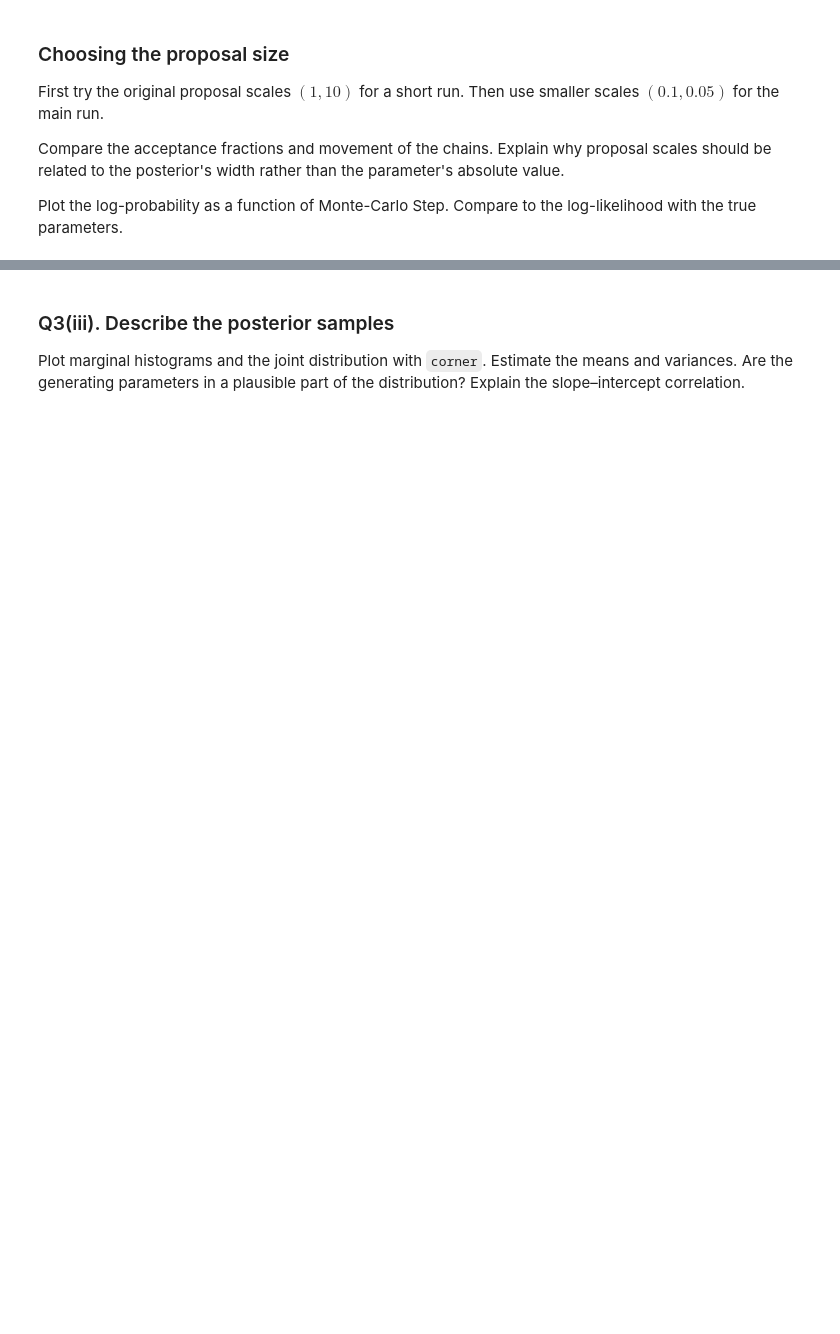
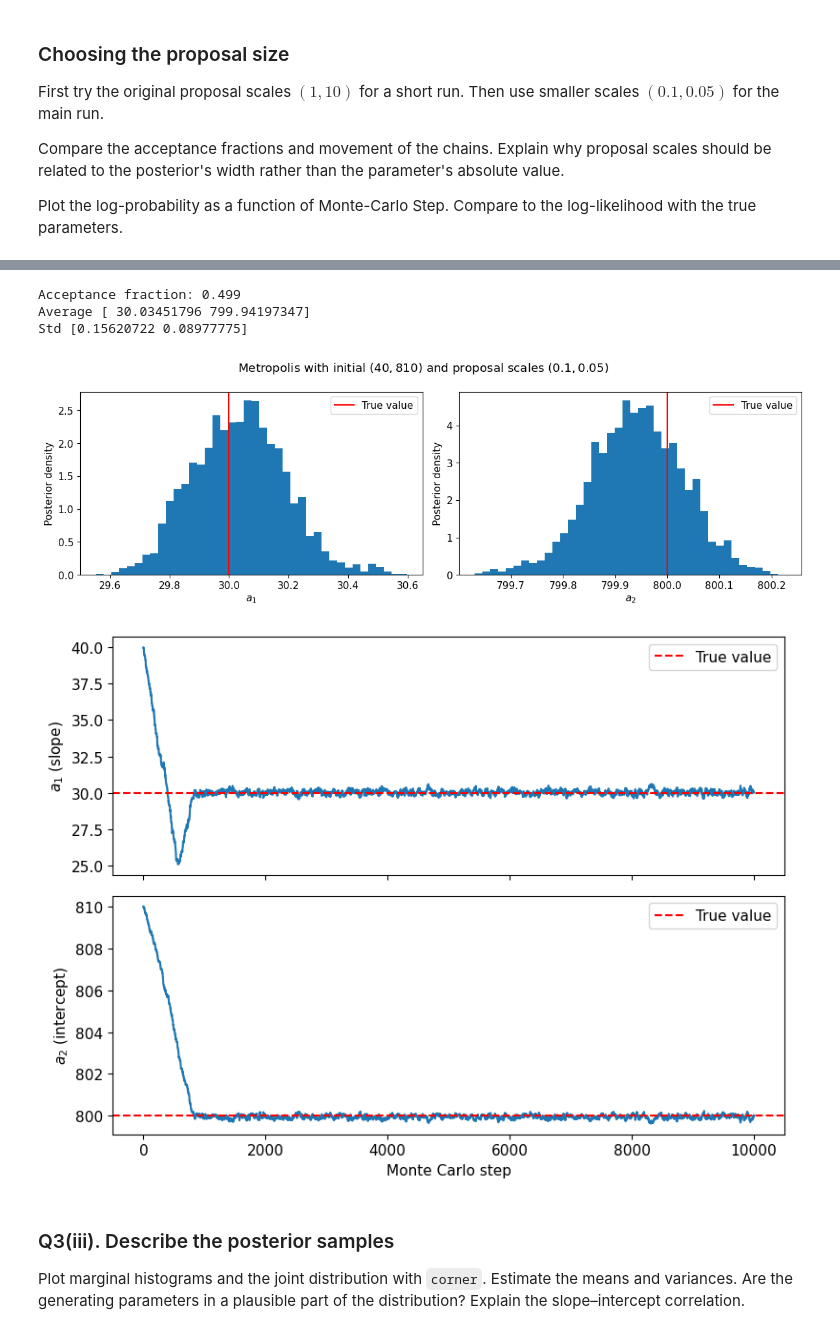
Before and after one commit to Marshhall/Black_Hole_Whispers, a Jupyter notebook: main.ipynb, the cells around one changed output, grey strips where cells are left out. Cells and saved outputs as stored; diff of their text form; code cells hidden in the pictures; blank space fills up the shorter version.

```diff
--- a/main.ipynb
+++ b/main.ipynb
@@ -363,3 +415,60 @@ Plot the log-probability as a function of Monte-Carlo Step. Compare to the log-l
+# %%
+
+initial = (40, 810)
+proposal_scales = (0.1, 0.05)
+
+chain, log_probs, acceptance = metropolis(
+    log_prob=target,
+    initial=initial,
+    proposal_scales=proposal_scales,
+    n_steps=10_000
+)
+
+print(f"Acceptance fraction: {acceptance:.3f}")
+
+margin = 2000
+samples = chain[margin:]
+
+print("Average", np.mean(samples, axis=0))
+print("Std", np.std(samples, axis=0))
+
+fig, axes = plt.subplots(1, 2, figsize=(12, 4))
+
+axes[0].hist(samples[:, 0], bins=40, density=True)
+axes[0].axvline(30, color="red", label="True value")
+axes[0].set(xlabel=r"$a_1$", ylabel="Posterior density")
+axes[0].legend()
+
+axes[1].hist(samples[:, 1], bins=40, density=True)
+axes[1].axvline(800, color="red", label="True value")
+axes[1].set(xlabel=r"$a_2$", ylabel="Posterior density")
+axes[1].legend()
+
+fig.suptitle(rf"Metropolis with initial ${initial}$ and proposal scales ${proposal_scales}$")
+
+plt.tight_layout()
+
+
+fig, axes = plt.subplots(2, 1, figsize=(8, 6), sharex=True)
+
+axes[0].plot(chain[:, 0])
+axes[0].axhline(a1_t, color="red", linestyle="--", label="True value")
+axes[0].set_ylabel(r"$a_1$ (slope)")
+axes[0].legend()
+
+axes[1].plot(chain[:, 1])
+axes[1].axhline(a2_t, color="red", linestyle="--", label="True value")
+axes[1].set_ylabel(r"$a_2$ (intercept)")
+axes[1].set_xlabel("Monte Carlo step")
+axes[1].legend()
+
+plt.tight_layout()
+# %% [output]
+Acceptance fraction: 0.499
+Average [ 30.03451796 799.94197347]
+Std [0.15620722 0.08977775]
+[figure, added]
+[figure, added]
 # %% [markdown]
 ### Q3(iii). Describe the posterior samples
 
```
Also changed, not shown: parts of 8 cells of this notebook, 1 other file.
